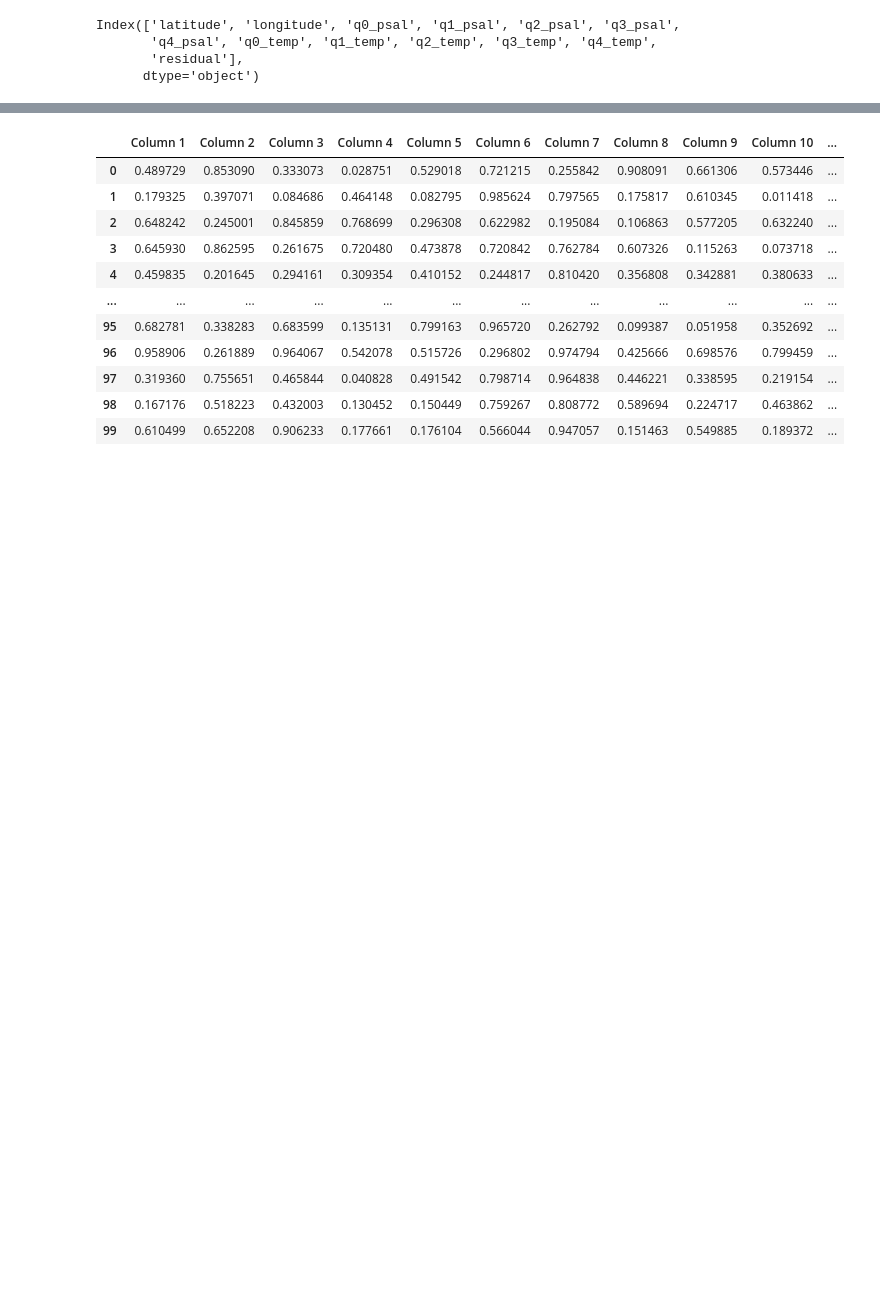
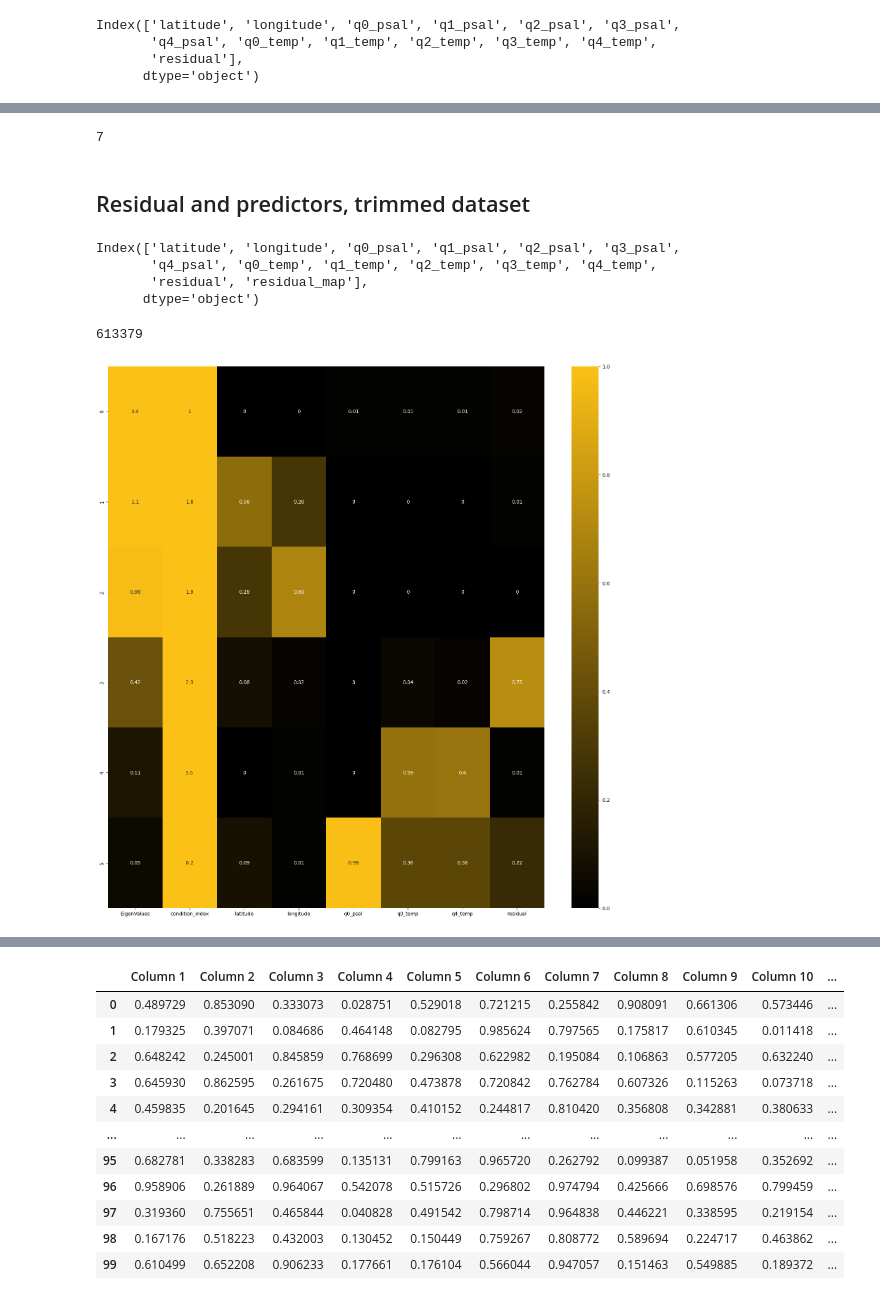
Before and after one commit to JonPGallegos/ocean_climate, a Jupyter notebook: ocean_climate.ipynb, the cells around one changed output, grey strips where cells are left out. Cells and saved outputs as stored; diff of their text form; code cells hidden in the pictures; blank space fills up the shorter version.

```diff
--- a/ocean_climate.ipynb
+++ b/ocean_climate.ipynb
@@ -2231,0 +2255,6 @@ data.corr()
+# %%
+data['residual'].isna().sum()
+# %% [output]
+7
+# %% [markdown]
+## Residual and predictors, trimmed dataset
@@ -2231,0 +2303,34 @@ data.corr()
+# %%
+data = pd.read_csv('send to vdp.csv')
+# %%
+data.columns
+# %% [output]
+Index(['latitude', 'longitude', 'q0_psal', 'q1_psal', 'q2_psal', 'q3_psal',
+       'q4_psal', 'q0_temp', 'q1_temp', 'q2_temp', 'q3_temp', 'q4_temp',
+       'residual', 'residual_map'],
+      dtype='object')
+# %%
+len(data)
+# %% [output]
+613379
+# %%
+df = get_vdp_matrix(data.drop(
+    [
+    # 'latitude',
+    # 'longitude',
+    # 'q0_psal',
+    'q1_psal',
+    'q2_psal',
+    'q3_psal',
+    'q4_psal',
+    # 'q0_temp',
+    'q1_temp',
+    'q2_temp',
+    'q3_temp',
+    # 'q4_temp',
+    # 'residual',
+    'residual_map'
+    ], axis=1
+))
+# %% [output]
+[figure, added]
```
Also changed, not shown: parts of 22 cells of this notebook.
